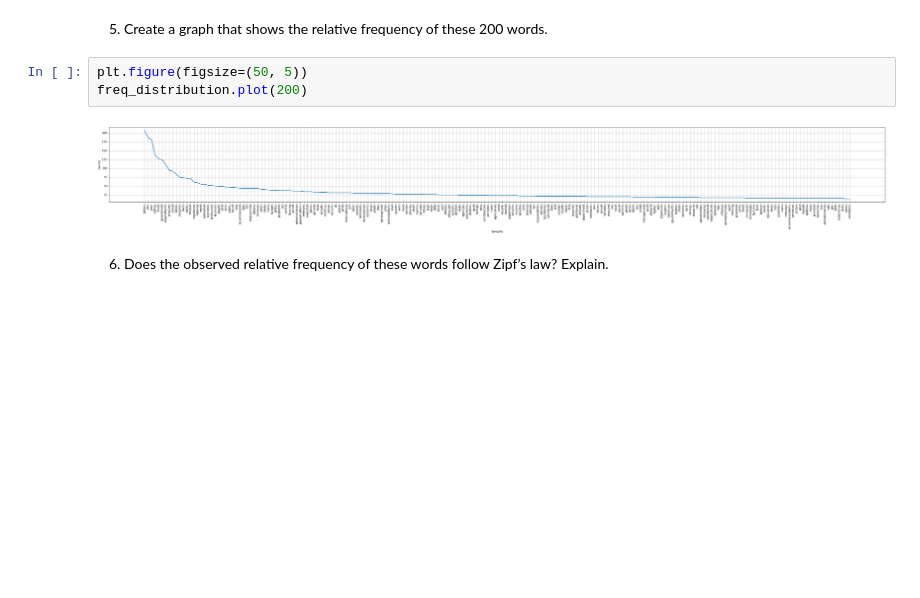
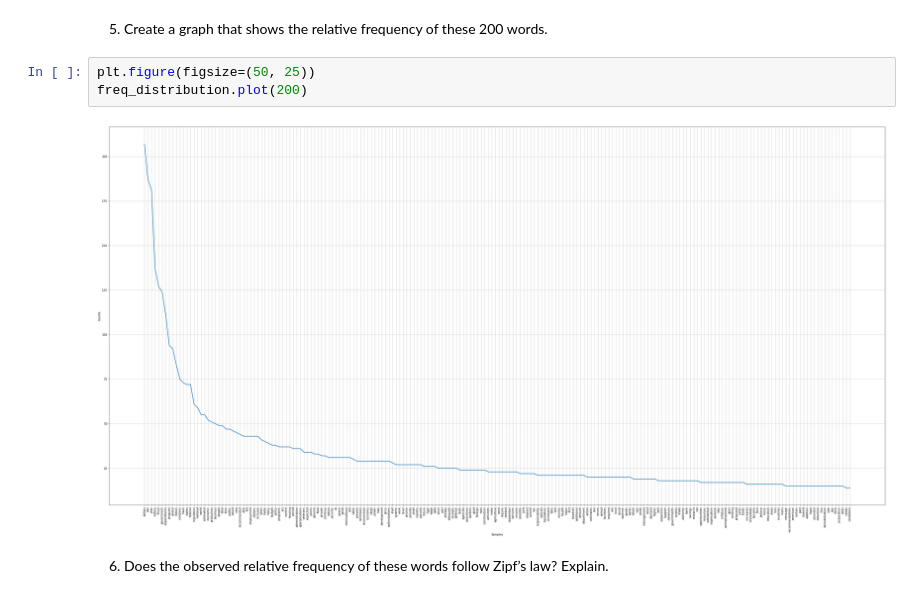
Before and after one commit to silverrainb/web-analytics, a Jupyter notebook: week4/high_frequency_words.ipynb, the cells around one changed output. Saved outputs shown, nothing was run; the diff lists cells and outputs as text; blank space fills up the shorter version.

```diff
--- a/week4/high_frequency_words.ipynb
+++ b/week4/high_frequency_words.ipynb
@@ -148,10 +157,10 @@ top_200.head()
 # %% [markdown]
 5. Create a graph that shows the relative frequency of these 200 words.
 # %%
-plt.figure(figsize=(50, 5))
+plt.figure(figsize=(50, 25))
 freq_distribution.plot(200)
 # %% [output]
-[figure, old version]
+[figure, new version]
 # %% [markdown]
 6. Does the observed relative frequency of these words follow Zipf’s law? Explain.
 # %% [markdown]
```
Also changed, not shown: parts of 6 cells of this notebook.
